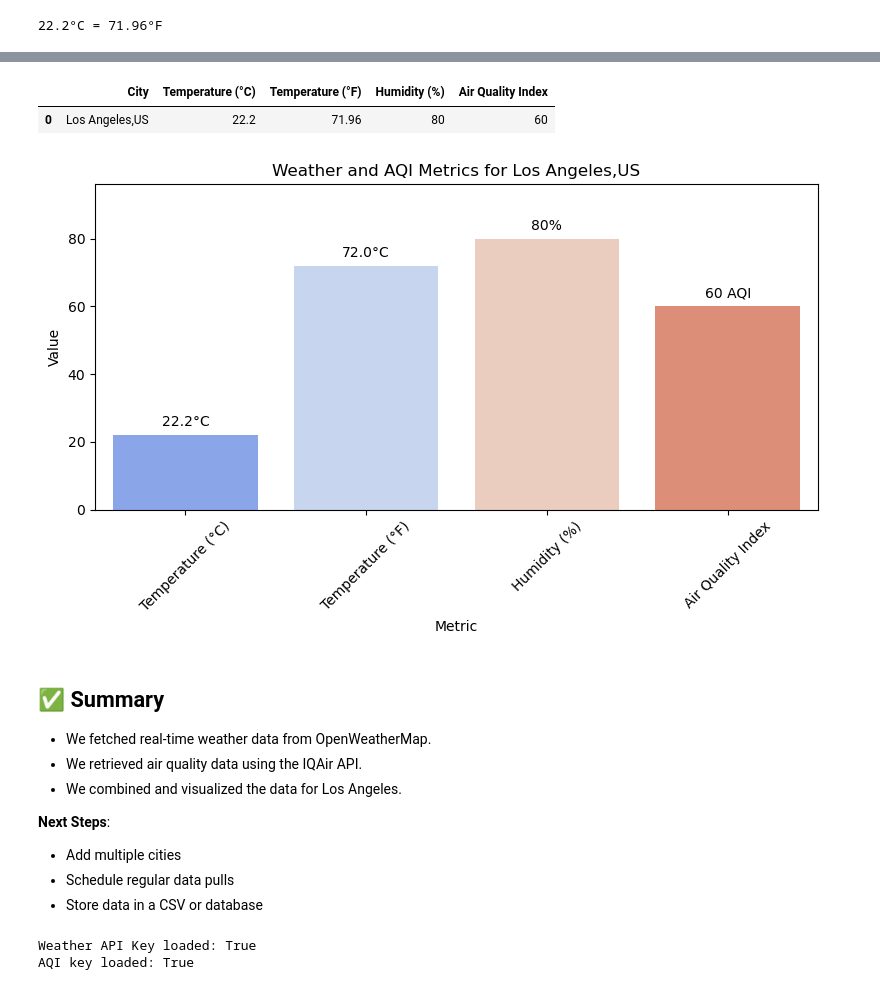
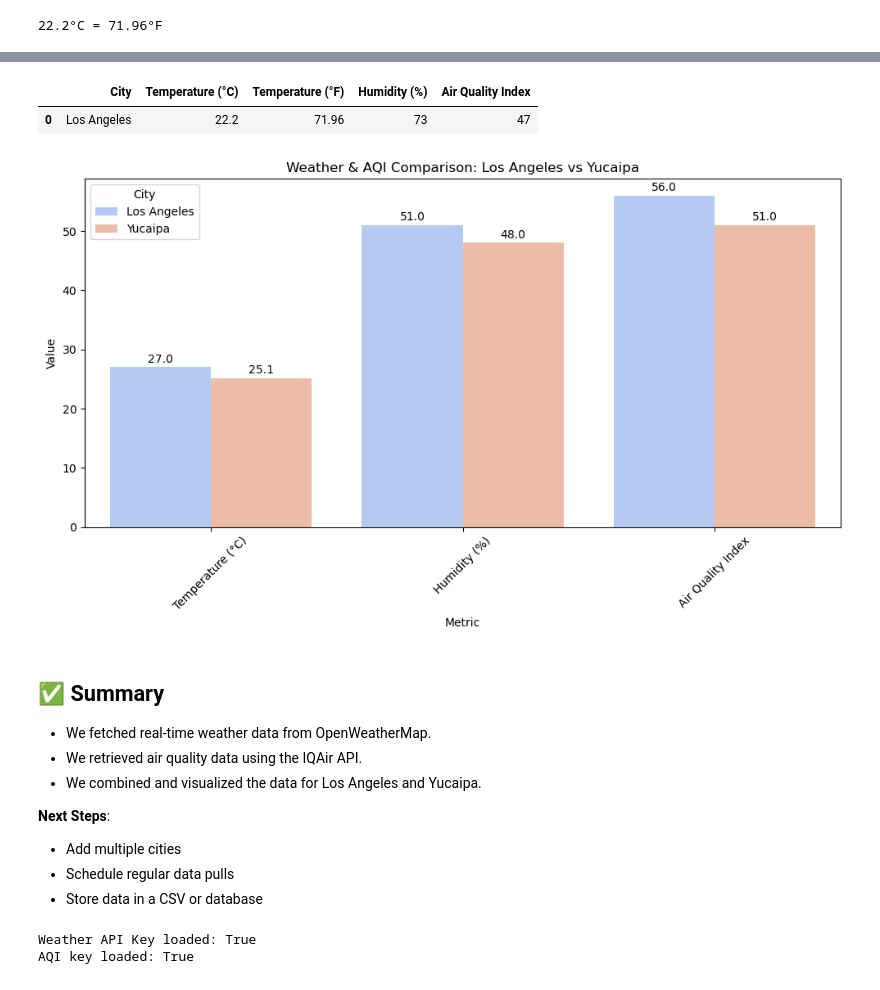
Before and after one commit to Catherinesjkim/WeatherAQI, a Jupyter notebook: WeatherAQI.ipynb, the cells around one changed output, grey strips where cells are left out. Drawn from its saved outputs; the diff is of its cells as text; code cells hidden in the pictures.

Commit message:
Update WeatherAQI notebook with dual-city comparison and visualization

```diff
--- a/WeatherAQI.ipynb
+++ b/WeatherAQI.ipynb
@@ -97,11 +109,15 @@ AQI for Los Angeles: 56
+# %%
+import pandas as pd
+
+df = pd.DataFrame([
+    {"City": "Los Angeles", "Temperature (°C)": 27, "Temperature (°F)": 71.96, "Humidity (%)": 51, "Air Quality Index": 56},
+    {"City": "Yucaipa", "Temperature (°C)": 25.1,  "Temperature (°F)": 71.96, "Humidity (%)": 48, "Air Quality Index": 51}
+])
+
+# Melt the Data for Visualization
+df_melted = df.melt(id_vars="City", var_name="Metric", value_name="Value") #This reshapes the data for Seaborn bar plotting or grouped analysis
 # %%
 # 3. Combine and analyze
-import pandas as pd
-
-city = "Los Angeles,US"
-temp = 70
-humidity = 80
-aqi = 60
 
 df = pd.DataFrame([{
     "City": city,
@@ -114,62 +130,38 @@ df = pd.DataFrame([{
 df
 # %% [output]
 |  | City | Temperature (°C) | Temperature (°F) | Humidity (%) | Air Quality Index |
-| 0 | Los Angeles,US | 22.2 | 71.96 | 80 | 60 |
+| 0 | Los Angeles | 22.2 | 71.96 | 73 | 47 |
 # %%
-plt.figure(figsize=(8, 5))
+import matplotlib.pyplot as plt
+import seaborn as sns
 
-# Draw the barplot
+plt.figure(figsize=(10, 6))
+
 ax = sns.barplot(
-    data=df_melted,
+    data=df_melted[df_melted["Metric"] != "Temperature (°F)"],  # optional: remove °F for clarity
     x="Metric",
     y="Value",
-    hue="Metric",
-    palette="coolwarm",
-    legend=False
+    hue="City",
+    palette="coolwarm"
 )
 
-# Dynamically calculate max height to set Y-axis limit
-max_height = df_melted["Value"].max()
-plt.ylim(0, max_height * 1.2)  # Add 20% padding above tallest bar
+# Add value labels on top of each bar
+for container in ax.containers:
+    ax.bar_label(container, fmt="%.1f", label_type="edge", padding=2)
 
-# Add labels with units
-for bar in ax.patches:
-    height = bar.get_height()
-    category = df_melted.loc[df_melted["Value"] == height, "Metric"].values[0]
-
-    if "Temperature" in category:
-        label = f"{height:.1f}°C"
-    elif "Humidity" in category:
-        label = f"{height:.0f}%"
-    elif "Air Quality" in category:
-        label = f"{height:.0f} AQI"
-    else:
-        label = f"{height:.1f}"
-
-    y_offset = max_height * 0.02  # Make offset proportional to plot height
-    ax.text(
-        bar.get_x() + bar.get_width() / 2,
-        height + y_offset,
-        label,
-        ha='center',
-        va='bottom',
-        fontsize=10
-    )
-
-# Final touches
-plt.title(f"Weather and AQI Metrics for {city}")
+plt.title("Weather & AQI Comparison: Los Angeles vs Yucaipa")
 plt.ylabel("Value")
 plt.xticks(rotation=45)
 plt.tight_layout()
 plt.show()
 # %% [output]
-[figure, old version]
+[figure, new version]
 # %% [markdown]
 ## ✅ Summary
 
 - We fetched real-time weather data from OpenWeatherMap.
 - We retrieved air quality data using the IQAir API.
-- We combined and visualized the data for Los Angeles.
+- We combined and visualized the data for Los Angeles and Yucaipa.
 
 **Next Steps**:
 - Add multiple cities
```
Also changed, not shown: parts of 3 cells of this notebook.
